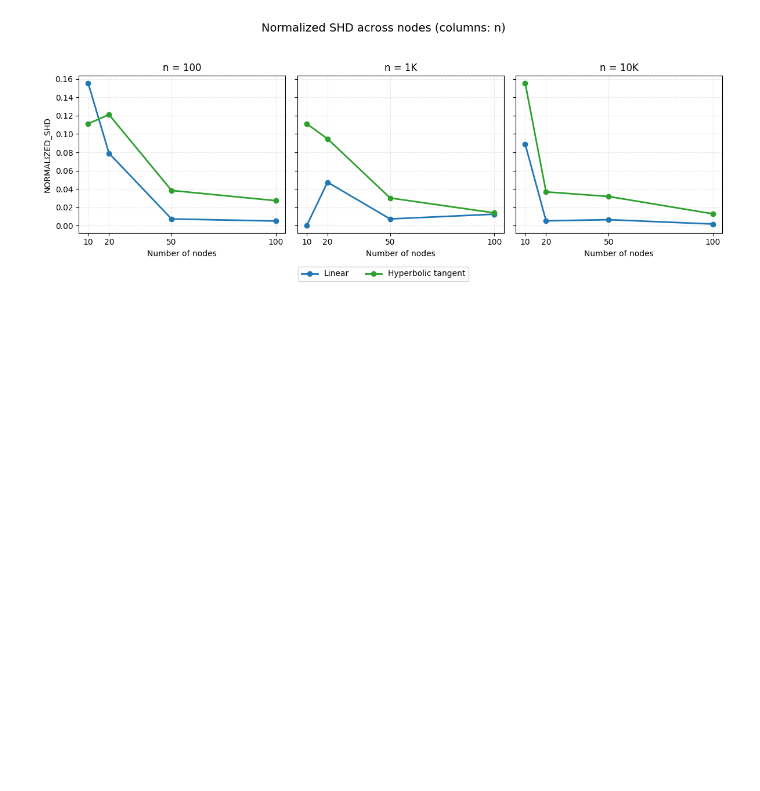
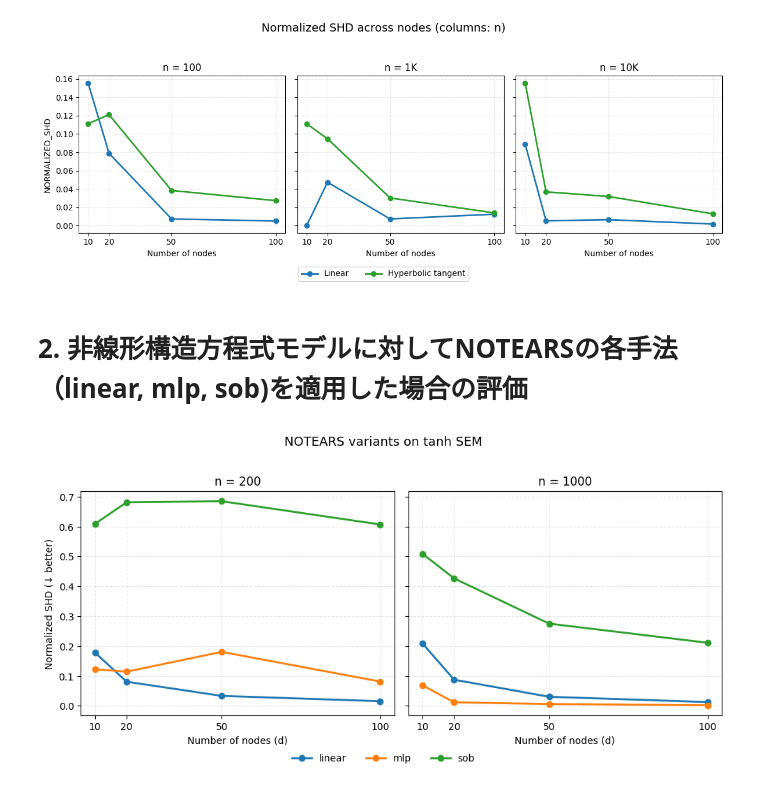
Before and after one commit to hashikun917/Diffusion, a Jupyter notebook: notebooks/250818NOTEARSの評価実験：線形・非線形SEMと閾値.ipynb, the cells around one changed output. Saved outputs shown, nothing was run; the diff lists cells and outputs as text; code cells hidden in the pictures; blank space fills up the shorter version.

```diff
--- a/notebooks/250818NOTEARSの評価実験：線形・非線形SEMと閾値.ipynb
+++ b/notebooks/250818NOTEARSの評価実験：線形・非線形SEMと閾値.ipynb
@@ -263,3 +263,5 @@ ig1, ax1 = plot_notears_panels(df_norm, metric="normalized_shd",
                                 savepath="fig_notears_shd.png")
 # %% [output]
 [figure]
+# %% [markdown]
+# 2. 非線形構造方程式モデルに対してNOTEARSの各手法（linear, mlp, sob)を適用した場合の評価
@@ -265,0 +272,6 @@ ig1, ax1 = plot_notears_panels(df_norm, metric="normalized_shd",
+# %%
+import pandas as pd
+
+df = pd.read_csv("results/notears_evaluate/20251016-083921/notears_eval.csv")
+df_norm = add_normalized_shd(df)
+df_norm.to_csv("results/notears_evaluate/20251016-083921/notears_eval_with_norm_shd.csv")
@@ -265,0 +405,10 @@ ig1, ax1 = plot_notears_panels(df_norm, metric="normalized_shd",
+# %%
+
+plot_norm_shd_by_n(
+    csv_path="results/notears_evaluate/20251016-083921/notears_eval_with_norm_shd.csv",
+    nodes_order=(10, 20, 50, 100),
+    n_values=(200, 1000),  # CSV内のnに合わせて
+    method_order=("linear", "mlp", "sob"),
+)
+# %% [output]
+[figure, added]
```
Also changed, not shown: parts of 2 cells of this notebook, 48 other files.
